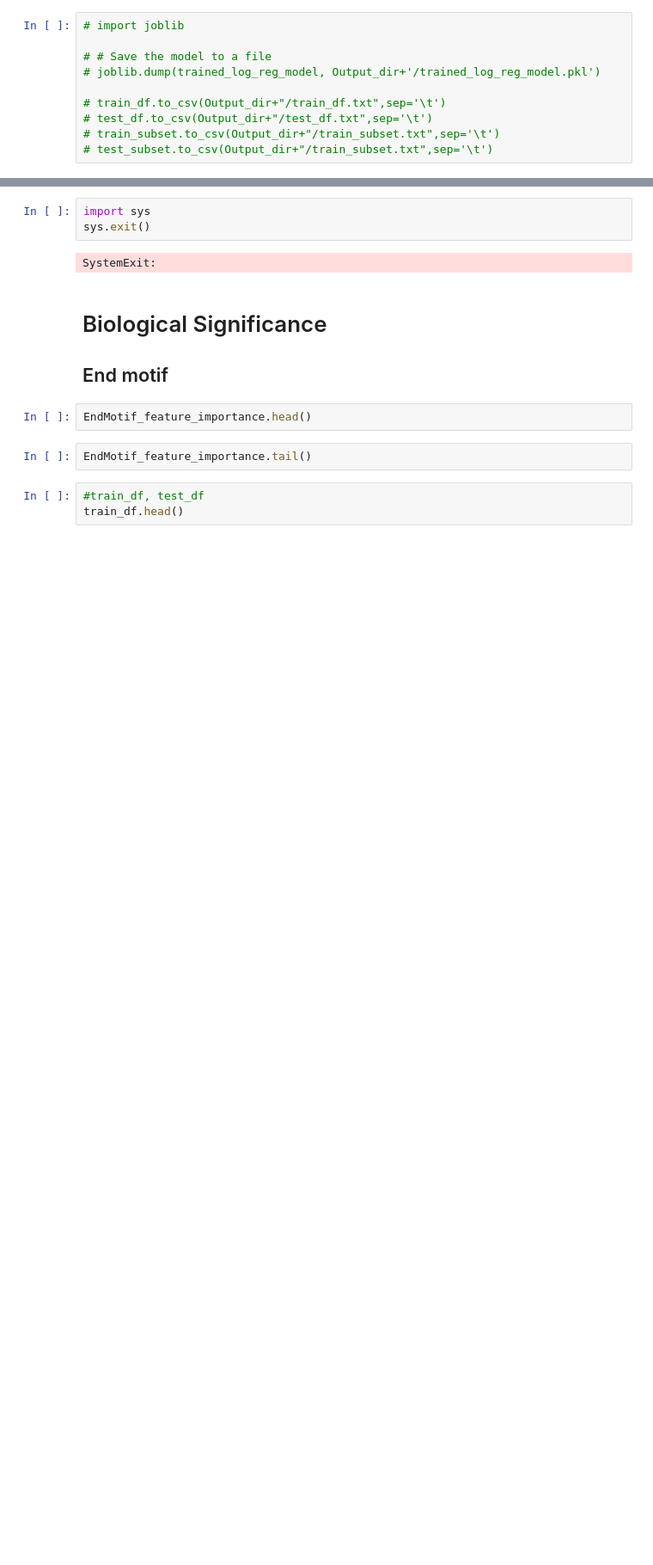
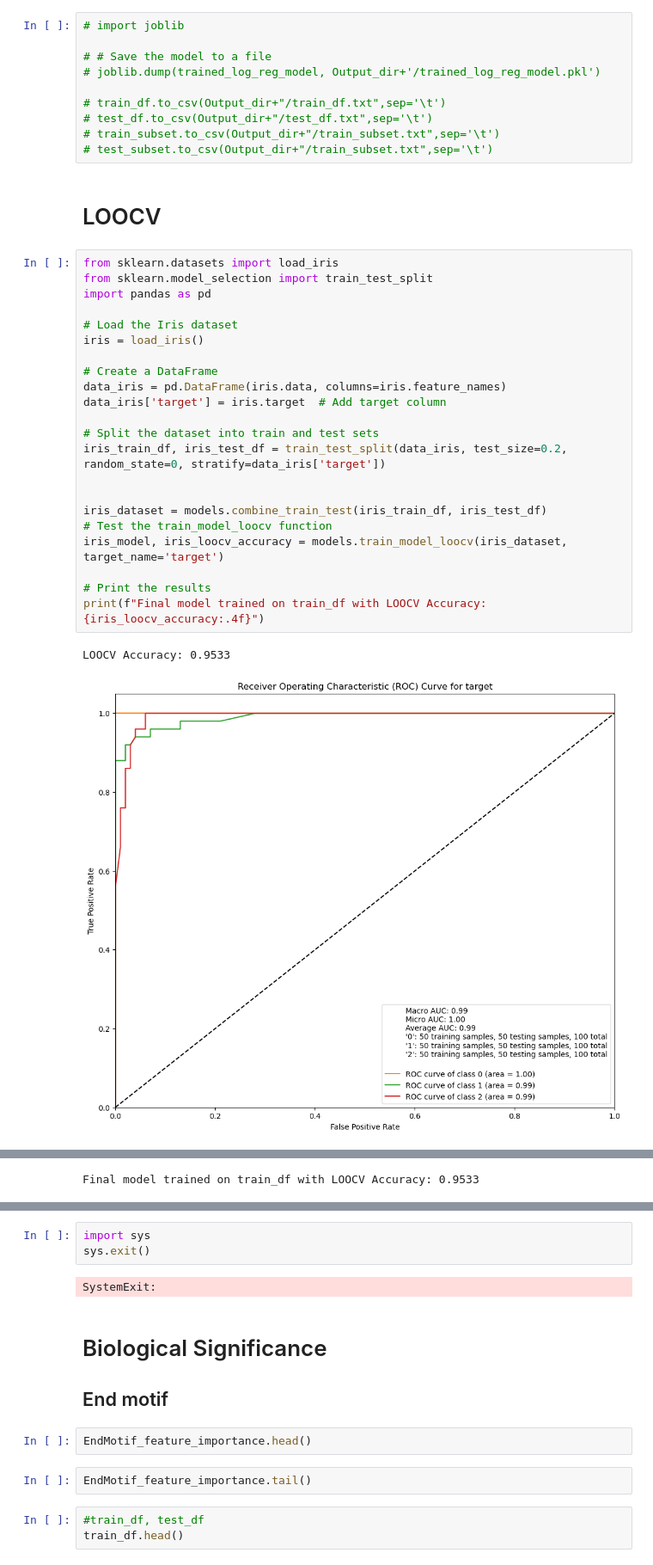
Before and after one commit to Irfanwustl/ResearchCode2_in_transition, a Jupyter notebook: Tissue_of_origin/TOF_all_features.ipynb, the cells around one changed output, grey strips where cells are left out. Shown at 86% size. Saved outputs shown, nothing was run; the diff lists cells and outputs as text; blank space fills up the shorter version.

Commit message:
LOOCV

```diff
--- a/Tissue_of_origin/TOF_all_features.ipynb
+++ b/Tissue_of_origin/TOF_all_features.ipynb
@@ -810,3 +810,30 @@ Cross-validated Accuracy: 0.6825
 # test_df.to_csv(Output_dir+"/test_df.txt",sep='\t')
 # train_subset.to_csv(Output_dir+"/train_subset.txt",sep='\t')
 # test_subset.to_csv(Output_dir+"/train_subset.txt",sep='\t')
+# %% [markdown]
+# LOOCV
+# %%
+from sklearn.datasets import load_iris
+from sklearn.model_selection import train_test_split
+import pandas as pd
+
+# Load the Iris dataset
+iris = load_iris()
+
+# Create a DataFrame
+data_iris = pd.DataFrame(iris.data, columns=iris.feature_names)
+data_iris['target'] = iris.target  # Add target column
+
+# Split the dataset into train and test sets
+iris_train_df, iris_test_df = train_test_split(data_iris, test_size=0.2, random_state=0, stratify=data_iris['target'])
+
+
+iris_dataset = models.combine_train_test(iris_train_df, iris_test_df)
+# Test the train_model_loocv function
+iris_model, iris_loocv_accuracy = models.train_model_loocv(iris_dataset, target_name='target')
+
+# Print the results
+print(f"Final model trained on train_df with LOOCV Accuracy: {iris_loocv_accuracy:.4f}")
+# %% [output]
+LOOCV Accuracy: 0.9533
+[figure, added]
@@ -812,0 +841 @@ Cross-validated Accuracy: 0.6825
+Final model trained on train_df with LOOCV Accuracy: 0.9533
```
Also changed, not shown: parts of 26 cells of this notebook, 2 other files.
